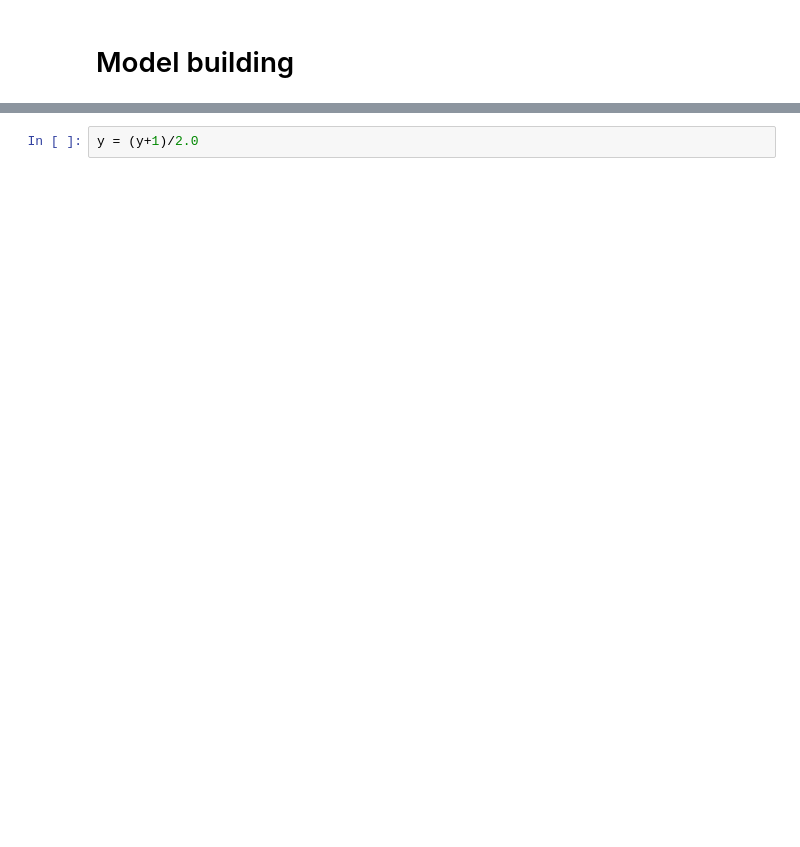
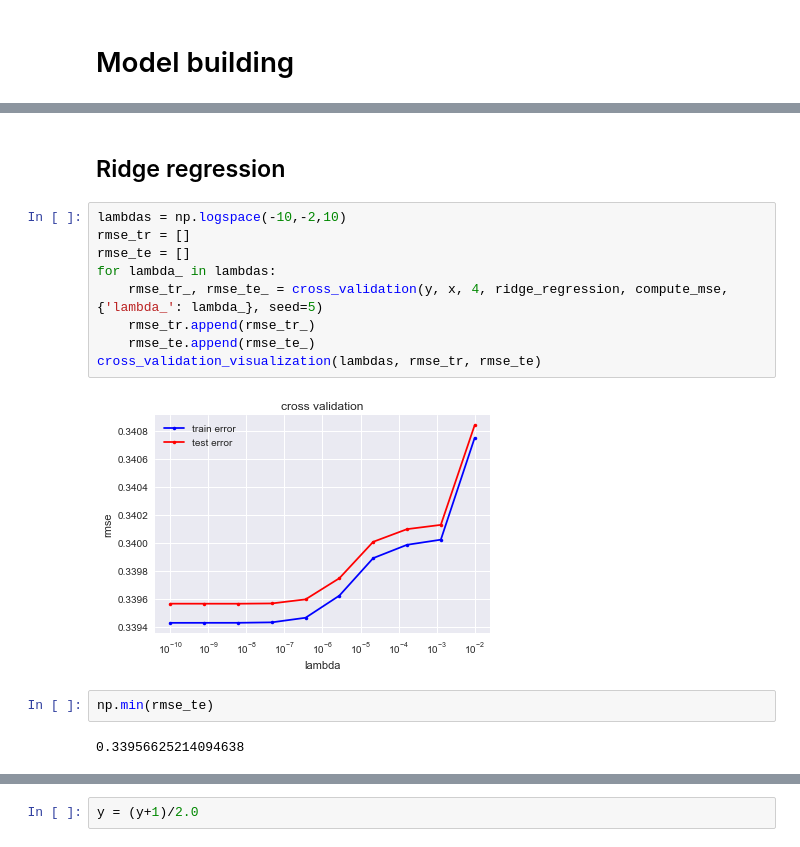
Before and after one commit to inverniz/ML_project, a Jupyter notebook: scripts/Model_building.ipynb, the cells around one changed output, grey strips where cells are left out. Drawn from its saved outputs; the diff is of its cells as text; blank space fills up the shorter version.

```diff
--- a/scripts/Model_building.ipynb
+++ b/scripts/Model_building.ipynb
@@ -136,0 +185,17 @@ def cross_validation_visualization(lambds, mse_tr, mse_te):
+# %% [markdown]
+## Ridge regression
+# %%
+lambdas = np.logspace(-10,-2,10)
+rmse_tr = []
+rmse_te = []
+for lambda_ in lambdas:
+    rmse_tr_, rmse_te_ = cross_validation(y, x, 4, ridge_regression, compute_mse, {'lambda_': lambda_}, seed=5)
+    rmse_tr.append(rmse_tr_)
+    rmse_te.append(rmse_te_)
+cross_validation_visualization(lambdas, rmse_tr, rmse_te)
+# %% [output]
+[figure, added]
+# %%
+np.min(rmse_te)
+# %% [output]
+0.33956625214094638
```
Also changed, not shown: parts of 26 cells of this notebook, 4 other files.
